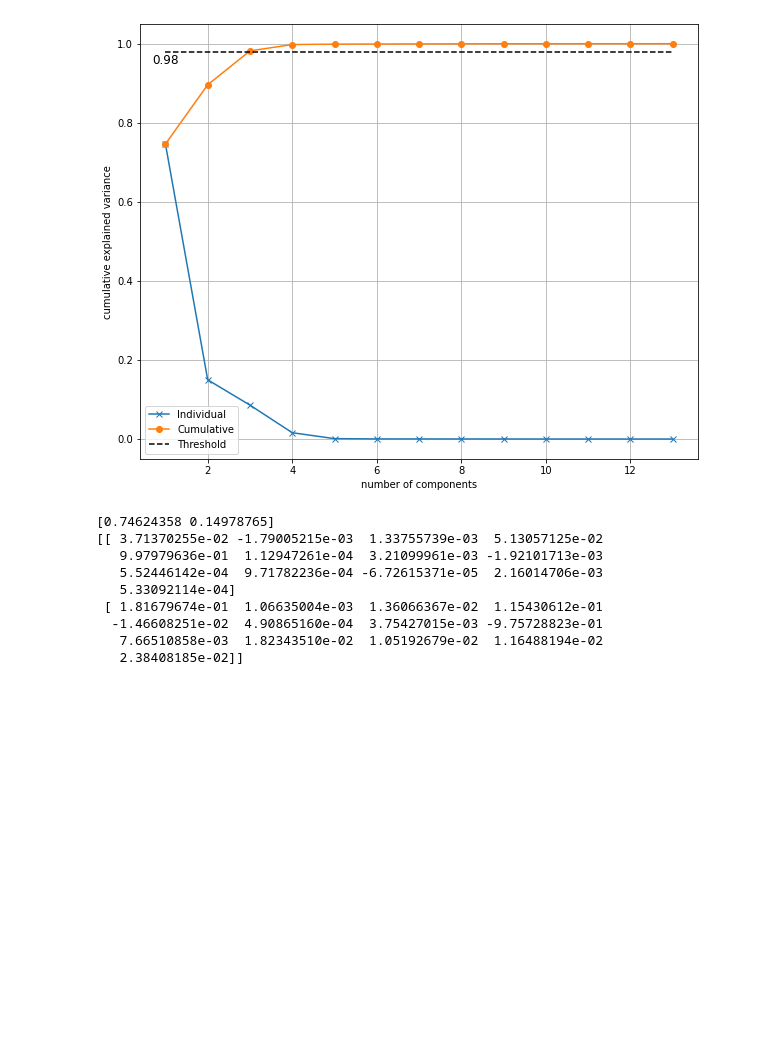
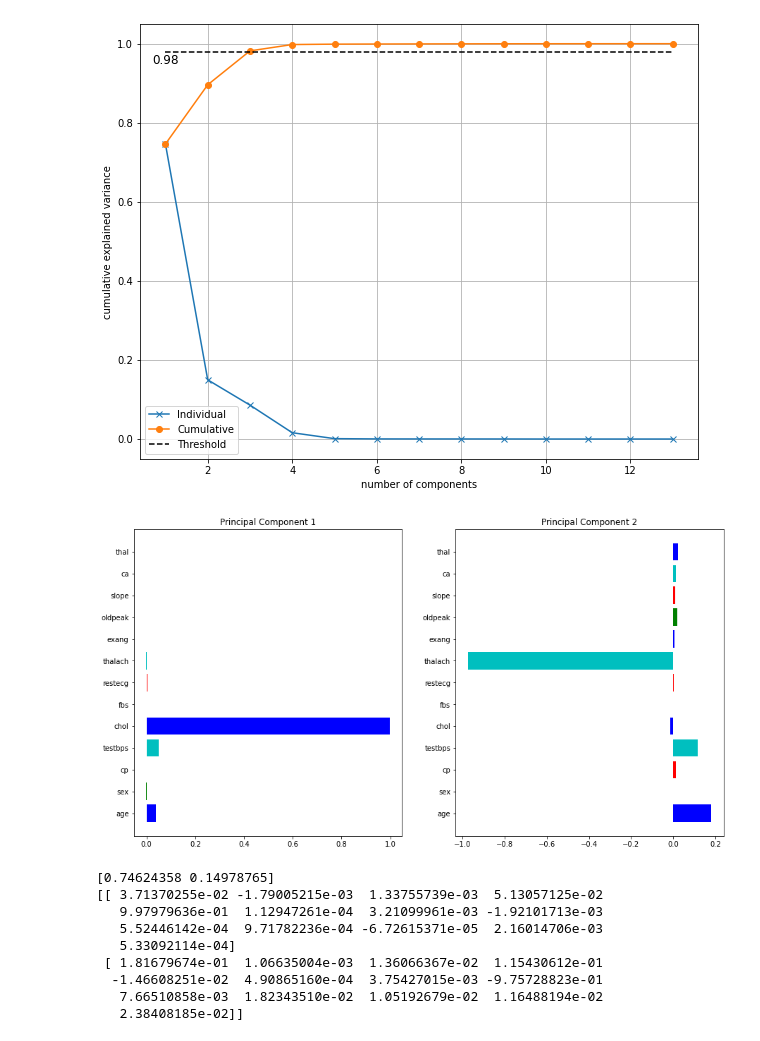
Before and after one commit to WizenPainter/DTU-02450, a Jupyter notebook: project/project.ipynb, the cells around one changed output. Cells and saved outputs as stored; diff of their text form; code cells hidden in the pictures; blank space fills up the shorter version.

Commit message:
Added the plot that explains the weights of each variable in the principal components

```diff
--- a/project/project.ipynb
+++ b/project/project.ipynb
@@ -171,6 +171,17 @@ plt.show()
 # %% [output]
 <matplotlib.legend.Legend at 0x...>
 [figure]
+# %%
+feature_weights = pca.components_
+fig, (ax1,ax2) = plt.subplots(1,2, figsize=(15, 8))
+ax1.barh(X.columns,feature_weights[0],color=['b','g','r','c'])
+ax2.barh(X.columns,feature_weights[1],color=['b','g','r','c'])
+ax1.set_title('Principal Component 1')
+ax2.set_title('Principal Component 2')
+# ax1.xlabel()
+plt.show()
+# %% [output]
+[figure, added]
 # %%
 # X_std = StandardScaler().fit_transform(X)
 pca = PCA(n_components=2)
```
